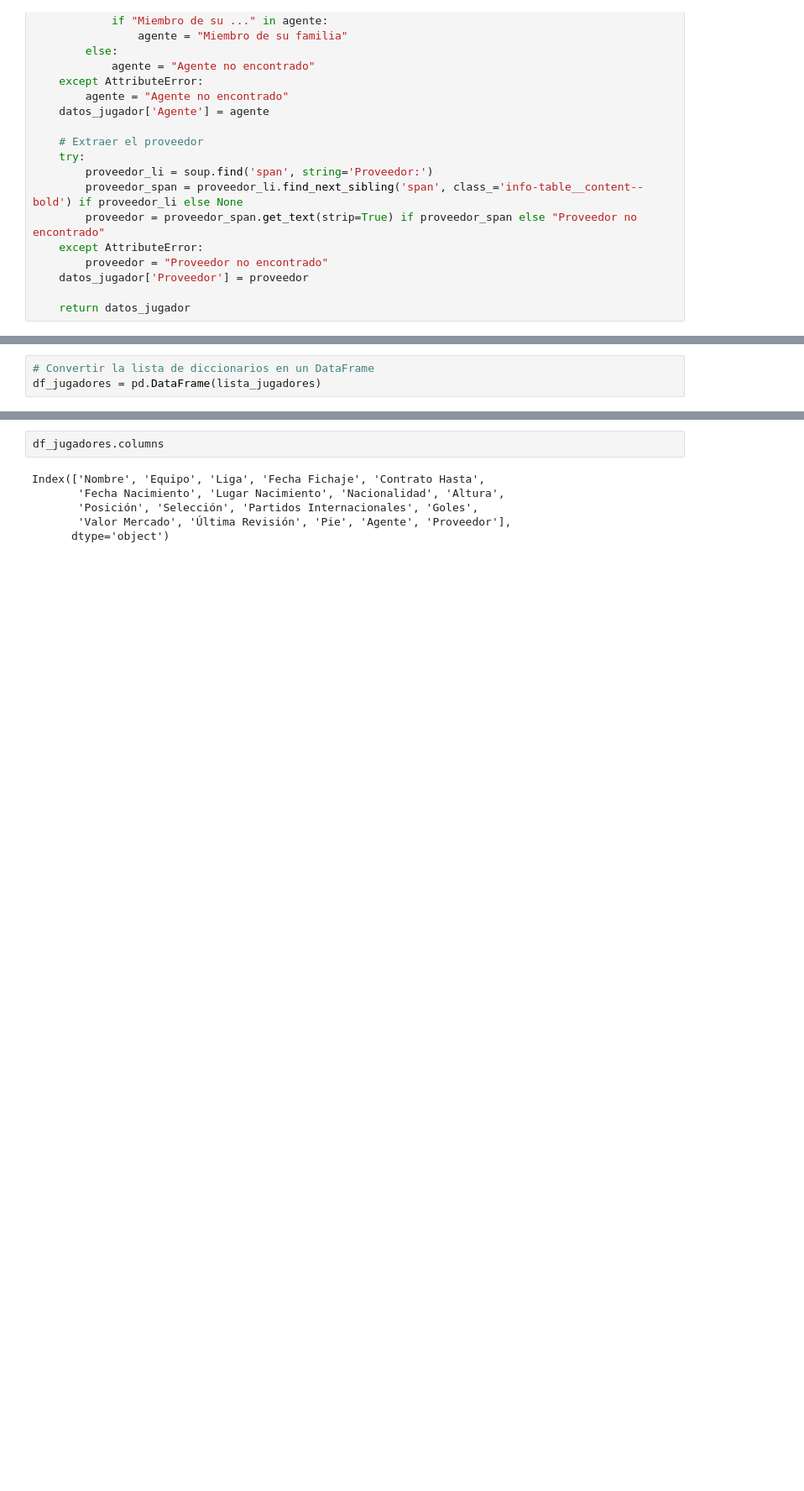
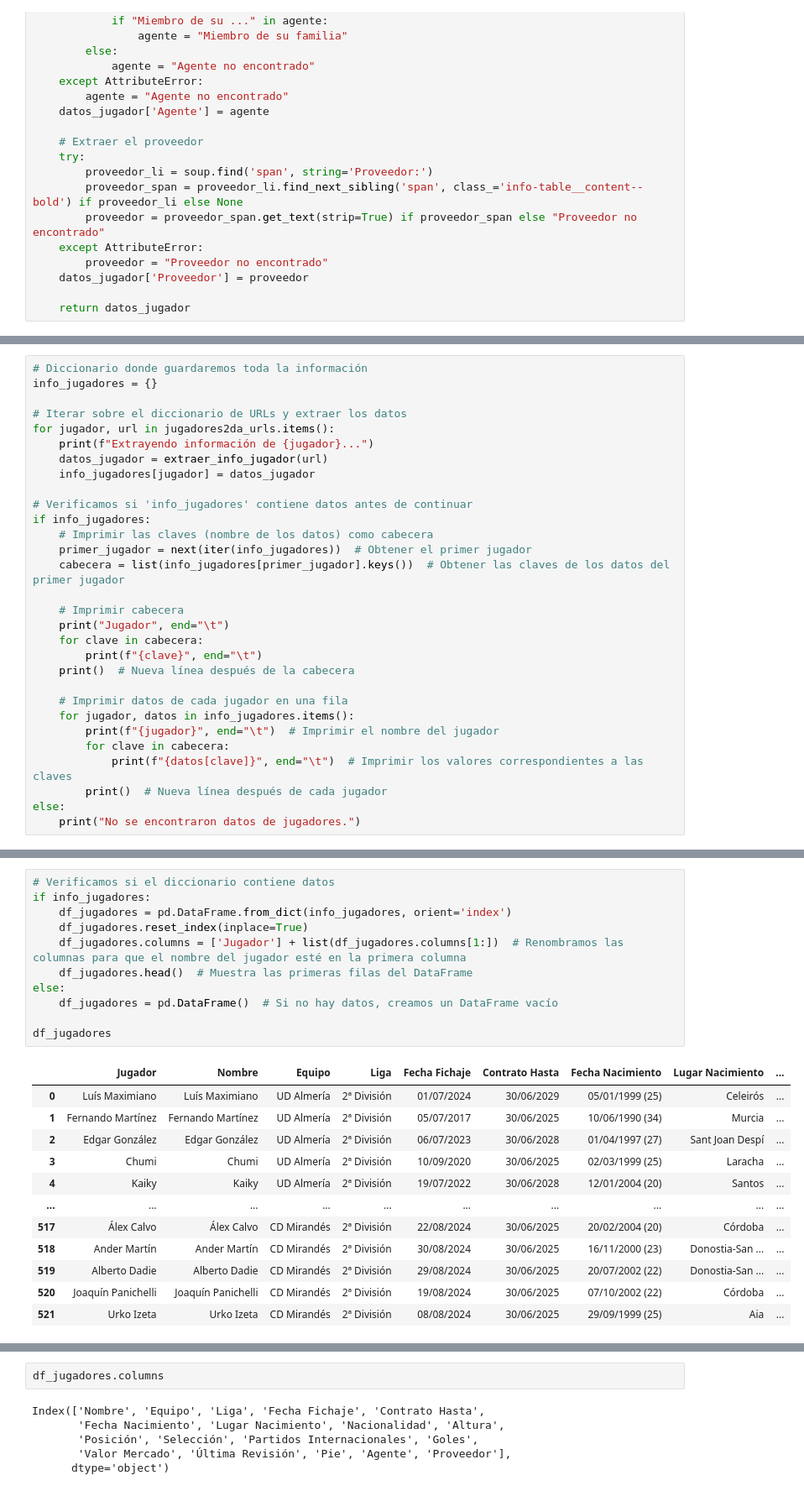
Before and after one commit to Lokhy87/DV7_GROUP, a Jupyter notebook: transfermarkt_scrapping.ipynb, the cells around one changed output, grey strips where cells are left out. Shown: that part at 84% size. Saved outputs shown, nothing was run; the diff lists cells and outputs as text; blank space fills up the shorter version.

```diff
--- a/transfermarkt_scrapping.ipynb
+++ b/transfermarkt_scrapping.ipynb
@@ -250,3 +337,0 @@ for nombre_jugador, url_jugador in jugadores.items():
-# %%
-# Convertir la lista de diccionarios en un DataFrame
-df_jugadores = pd.DataFrame(lista_jugadores)
@@ -273,0 +809,30 @@ df_jugadores
+# %%
+# Diccionario donde guardaremos toda la información
+info_jugadores = {}
+
+# Iterar sobre el diccionario de URLs y extraer los datos
+for jugador, url in jugadores2da_urls.items():
+    print(f"Extrayendo información de {jugador}...")
+    datos_jugador = extraer_info_jugador(url)
+    info_jugadores[jugador] = datos_jugador
+
+# Verificamos si 'info_jugadores' contiene datos antes de continuar
+if info_jugadores:
+    # Imprimir las claves (nombre de los datos) como cabecera
+    primer_jugador = next(iter(info_jugadores))  # Obtener el primer jugador
+    cabecera = list(info_jugadores[primer_jugador].keys())  # Obtener las claves de los datos del primer jugador
+
+    # Imprimir cabecera
+    print("Jugador", end="\t")
+    for clave in cabecera:
+        print(f"{clave}", end="\t")
+    print()  # Nueva línea después de la cabecera
+
+    # Imprimir datos de cada jugador en una fila
+    for jugador, datos in info_jugadores.items():
+        print(f"{jugador}", end="\t")  # Imprimir el nombre del jugador
+        for clave in cabecera:
+            print(f"{datos[clave]}", end="\t")  # Imprimir los valores correspondientes a las claves
+        print()  # Nueva línea después de cada jugador
+else:
+    print("No se encontraron datos de jugadores.")
@@ -273,0 +857,24 @@ df_jugadores
+# %%
+# Verificamos si el diccionario contiene datos
+if info_jugadores:
+    df_jugadores = pd.DataFrame.from_dict(info_jugadores, orient='index')
+    df_jugadores.reset_index(inplace=True)
+    df_jugadores.columns = ['Jugador'] + list(df_jugadores.columns[1:])  # Renombramos las columnas para que el nombre del jugador esté en la primera columna
+    df_jugadores.head()  # Muestra las primeras filas del DataFrame
+else:
+    df_jugadores = pd.DataFrame()  # Si no hay datos, creamos un DataFrame vacío
+
+df_jugadores
+# %% [output]
+|  | Jugador | Nombre | Equipo | Liga | Fecha Fichaje | Contrato Hasta | Fecha Nacimiento | Lugar Nacimiento | ... |
+| 0 | Luís Maximiano | Luís Maximiano | UD Almería | 2ª División | 01/07/2024 | 30/06/2029 | 05/01/1999 (25) | Celeirós | ... |
+| 1 | Fernando Martínez | Fernando Martínez | UD Almería | 2ª División | 05/07/2017 | 30/06/2025 | 10/06/1990 (34) | Murcia | ... |
+| 2 | Edgar González | Edgar González | UD Almería | 2ª División | 06/07/2023 | 30/06/2028 | 01/04/1997 (27) | Sant Joan Despí | ... |
+| 3 | Chumi | Chumi | UD Almería | 2ª División | 10/09/2020 | 30/06/2025 | 02/03/1999 (25) | Laracha | ... |
+| 4 | Kaiky | Kaiky | UD Almería | 2ª División | 19/07/2022 | 30/06/2028 | 12/01/2004 (20) | Santos | ... |
+| ... | ... | ... | ... | ... | ... | ... | ... | ... | ... |
+| 517 | Álex Calvo | Álex Calvo | CD Mirandés | 2ª División | 22/08/2024 | 30/06/2025 | 20/02/2004 (20) | Córdoba | ... |
+| 518 | Ander Martín | Ander Martín | CD Mirandés | 2ª División | 30/08/2024 | 30/06/2025 | 16/11/2000 (23) | Donostia-San ... | ... |
+| 519 | Alberto Dadie | Alberto Dadie | CD Mirandés | 2ª División | 29/08/2024 | 30/06/2025 | 20/07/2002 (22) | Donostia-San ... | ... |
+| 520 | Joaquín Panichelli | Joaquín Panichelli | CD Mirandés | 2ª División | 19/08/2024 | 30/06/2025 | 07/10/2002 (22) | Córdoba | ... |
+| 521 | Urko Izeta | Urko Izeta | CD Mirandés | 2ª División | 08/08/2024 | 30/06/2025 | 29/09/1999 (25) | Aia | ... |
```
Also changed, not shown: parts of 41 cells of this notebook, 7 other files.
